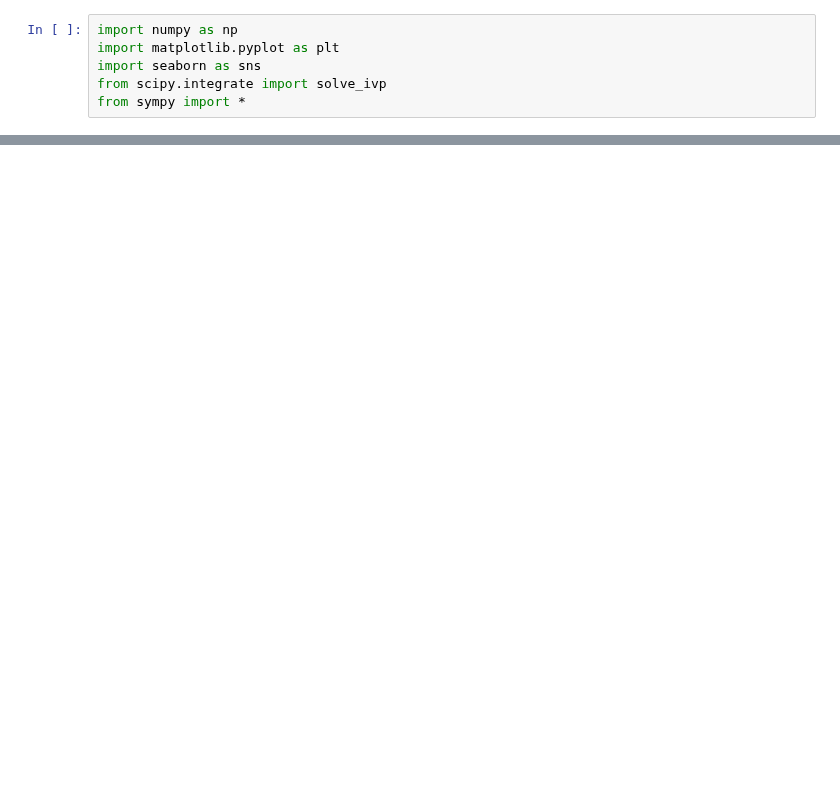
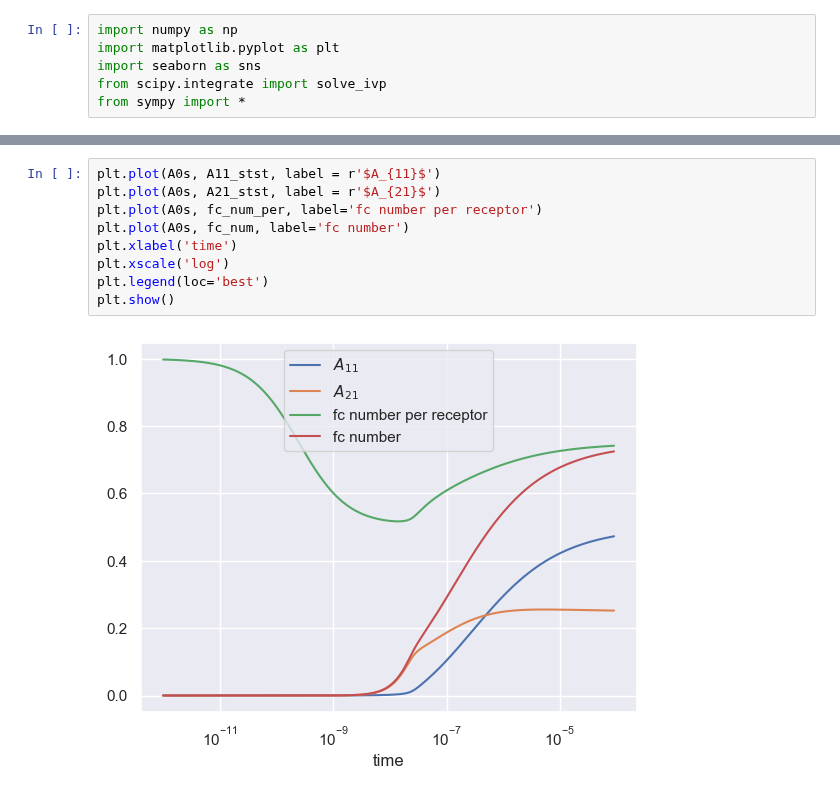
Before and after one commit to lukedtc/ADCC-Project, a Jupyter notebook: Receptor_level_model/two_cell_dynamics.ipynb, the cells around one changed output, grey strips where cells are left out. Drawn from its saved outputs; the diff is of its cells as text; blank space fills up the shorter version.

```diff
--- a/Receptor_level_model/two_cell_dynamics.ipynb
+++ b/Receptor_level_model/two_cell_dynamics.ipynb
@@ -112,0 +232,11 @@ plt.show()
+# %%
+plt.plot(A0s, A11_stst, label = r'$A_{11}$')
+plt.plot(A0s, A21_stst, label = r'$A_{21}$')
+plt.plot(A0s, fc_num_per, label='fc number per receptor')
+plt.plot(A0s, fc_num, label='fc number')
+plt.xlabel('time')
+plt.xscale('log')
+plt.legend(loc='best')
+plt.show()
+# %% [output]
+[figure, added]
```
Also changed, not shown: parts of 11 cells of this notebook.
